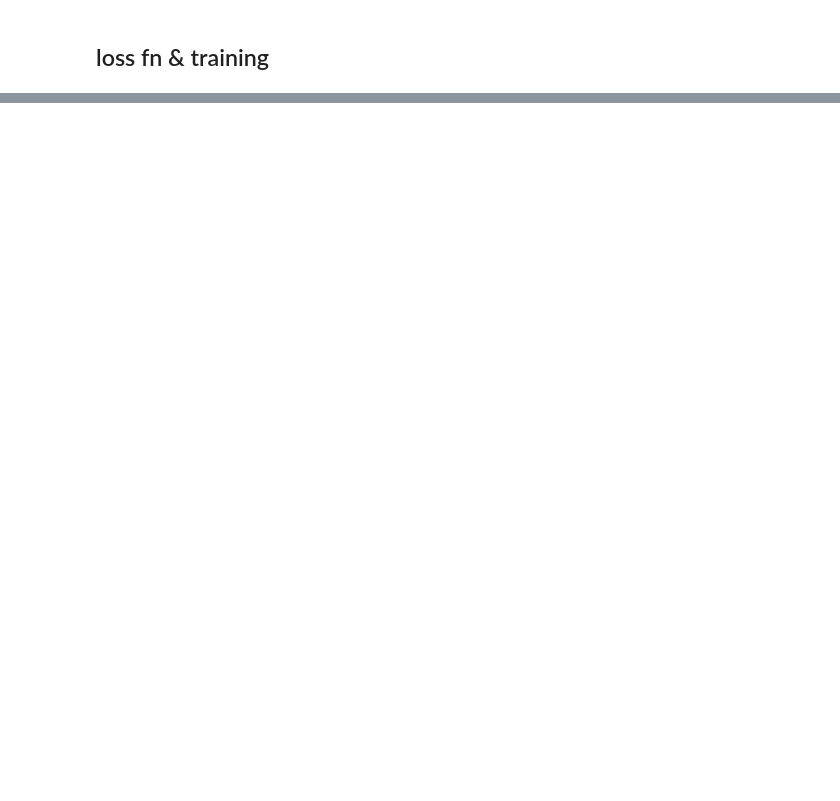
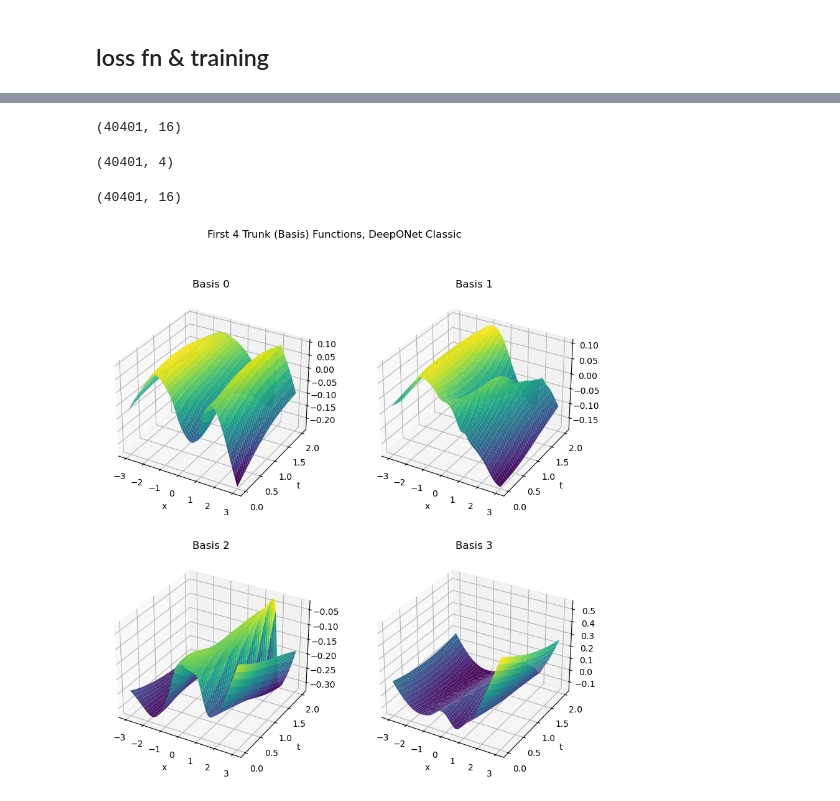
Before and after one commit to outlawhayden/ncsu-sciml, a Jupyter notebook: hw4/deeponet_exp.ipynb, the cells around one changed output, grey strips where cells are left out. Cells and saved outputs as stored; diff of their text form; code cells hidden in the pictures; blank space fills up the shorter version.

```diff
--- a/hw4/deeponet_exp.ipynb
+++ b/hw4/deeponet_exp.ipynb
@@ -558,0 +642,31 @@ Avg. Relative L2 error     : 1.2378e-02
+# %%
+trunk_final = vmap(lambda x: model.trunk(x))(train_xt)
+print(trunk_final.shape)
+bases = trunk_final[:,:4]
+bases.shape
+# %% [output]
+(40401, 16)
+(40401, 4)
+# %%
+trunk_final = vmap(lambda x: model.trunk(x))(test_xt)
+print(trunk_final.shape)
+bases = trunk_final[:,:4]
+
+nfuncs = 4
+fig, axes = plt.subplots(2, 2, figsize=(10, 10), subplot_kw=dict(projection='3d'))
+
+axes = axes.flatten()
+
+for k,ax in enumerate(axes):
+    b = bases[:,k].reshape(201,201)
+    im = ax.plot_surface(x,t,b, cmap = 'viridis')
+    ax.set_title(f"Basis {k}")
+    ax.set_xlabel("x")
+    ax.set_ylabel("t")
+    #fig.colorbar(im, ax = ax, fraction = 0.02)
+
+plt.suptitle("First 4 Trunk (Basis) Functions, DeepONet Classic")
+plt.savefig("deeponet_classic_bases.png", dpi = 300)
+# %% [output]
+(40401, 16)
+[figure, added]
```
Also changed, not shown: parts of 8 cells of this notebook, 17 other files.
